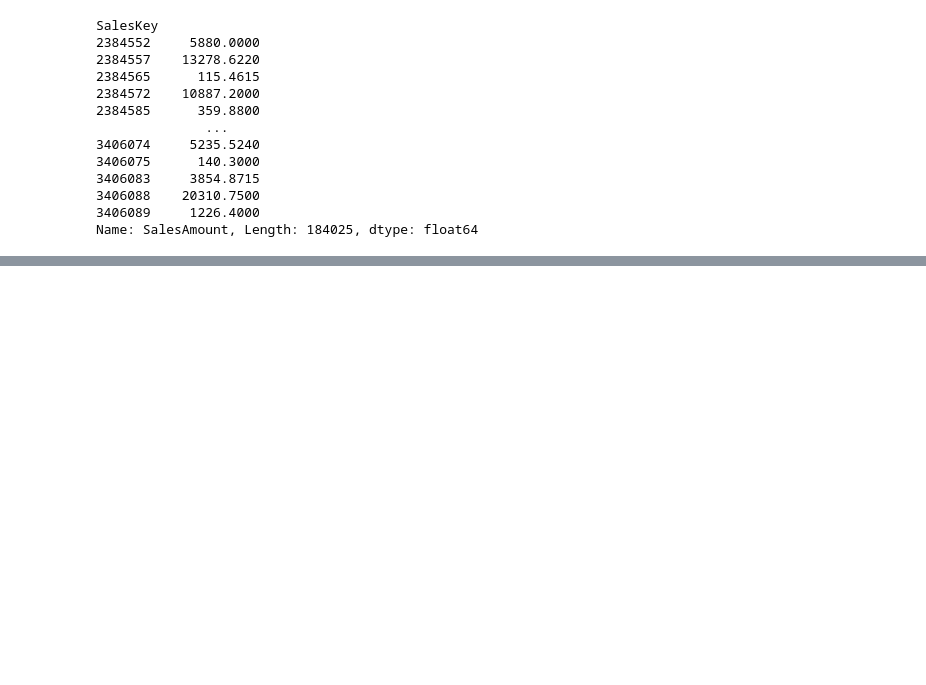
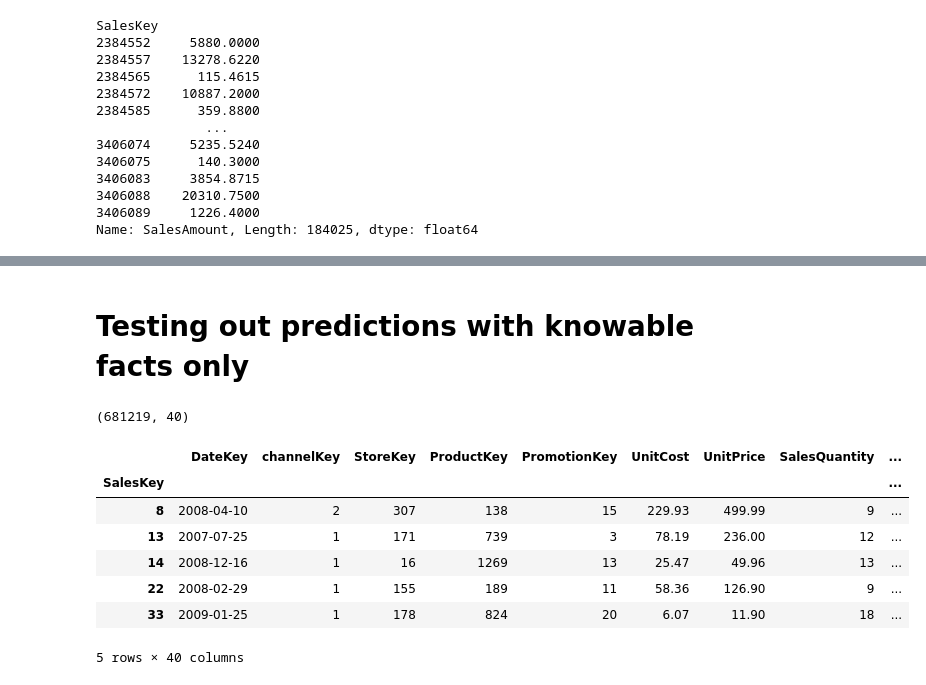
Before and after one commit to kai-pre/sales-ninja, a Jupyter notebook: notebooks/kai_timeseries-prediction.ipynb, the cells around one changed output, grey strips where cells are left out. Saved outputs shown, nothing was run; the diff lists cells and outputs as text; code cells hidden in the pictures; blank space fills up the shorter version.

```diff
--- a/notebooks/kai_timeseries-prediction.ipynb
+++ b/notebooks/kai_timeseries-prediction.ipynb
@@ -312,0 +313,2 @@ plot_prediction(y_pred_val, y_pred_test, y_train, y_val, y_test)
+# %% [markdown]
+# Testing out predictions with knowable facts only
@@ -312,0 +317,19 @@ plot_prediction(y_pred_val, y_pred_test, y_train, y_val, y_test)
+# %%
+### For now, let's work with the dataset prepared by Nishi
+data = pd.read_csv("../merged_data/data_ml_merged.csv", header = 0, skiprows = skipindices)
+
+data.set_index(['SalesKey'], inplace=True)
+data['DateKey'] = pd.to_datetime(data['DateKey'], infer_datetime_format=True)
+
+print(data.shape)
+data.head()
+# %% [output]
+(681219, 40)
+|  | DateKey | channelKey | StoreKey | ProductKey | PromotionKey | UnitCost | UnitPrice | SalesQuantity | ... |
+| SalesKey |  |  |  |  |  |  |  |  | ... |
+| 8 | 2008-04-10 | 2 | 307 | 138 | 15 | 229.93 | 499.99 | 9 | ... |
+| 13 | 2007-07-25 | 1 | 171 | 739 | 3 | 78.19 | 236.00 | 12 | ... |
+| 14 | 2008-12-16 | 1 | 16 | 1269 | 13 | 25.47 | 49.96 | 13 | ... |
+| 22 | 2008-02-29 | 1 | 155 | 189 | 11 | 58.36 | 126.90 | 9 | ... |
+| 33 | 2009-01-25 | 1 | 178 | 824 | 20 | 6.07 | 11.90 | 18 | ... |
+5 rows × 40 columns
```
Also changed, not shown: parts of 34 cells of this notebook, 22 other files.
